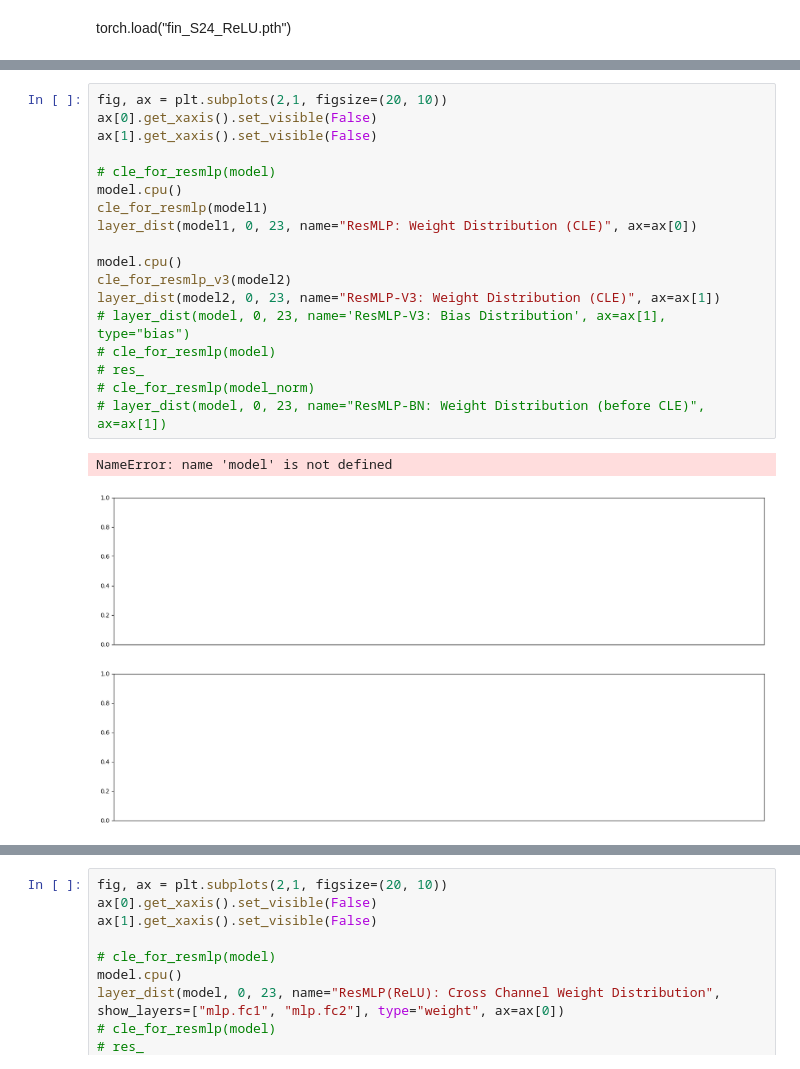
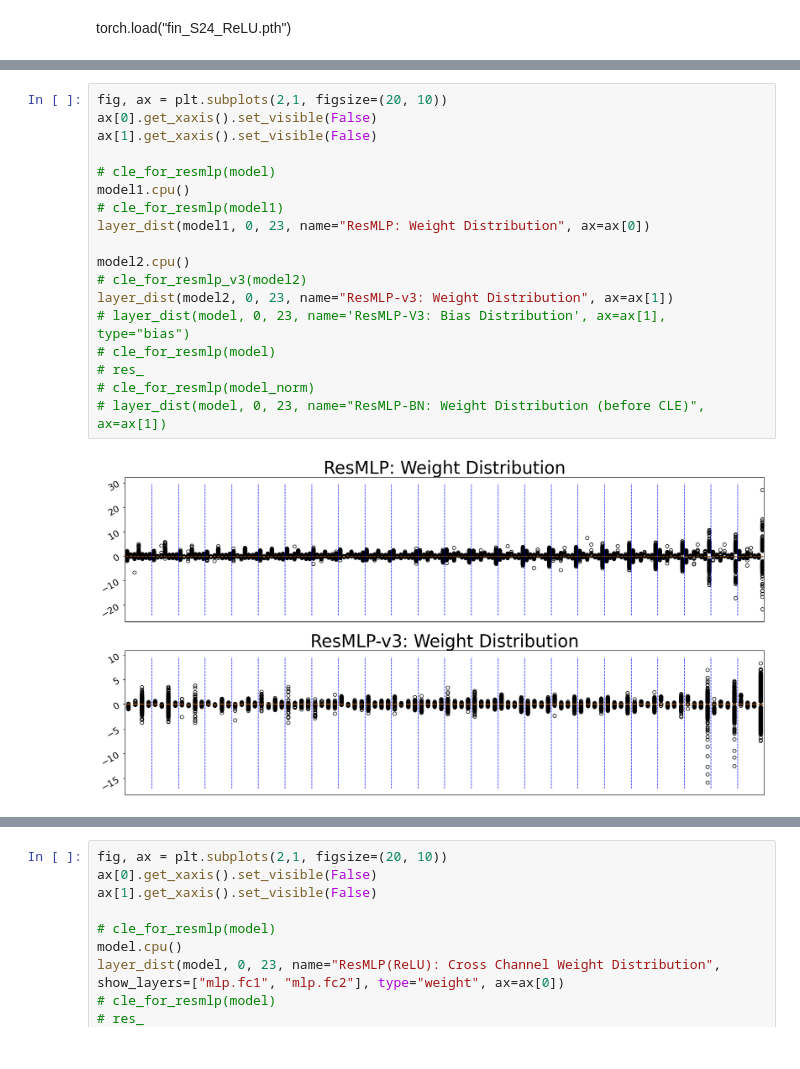
Before and after one commit to scott306lr/ResMLP_QAT, a Jupyter notebook: model_v3_analyze.ipynb, the cells around one changed output, grey strips where cells are left out. Drawn from its saved outputs; the diff is of its cells as text.

Commit message:
testing violin plot

```diff
--- a/model_v3_analyze.ipynb
+++ b/model_v3_analyze.ipynb
@@ -34,21 +137,20 @@ torch.load("fin_S24_ReLU.pth")
 # %%
 fig, ax = plt.subplots(2,1, figsize=(20, 10))
 ax[0].get_xaxis().set_visible(False)
 ax[1].get_xaxis().set_visible(False)
 
 # cle_for_resmlp(model)
-model.cpu()
-cle_for_resmlp(model1)
-layer_dist(model1, 0, 23, name="ResMLP: Weight Distribution (CLE)", ax=ax[0])
+model1.cpu()
+# cle_for_resmlp(model1)
+layer_dist(model1, 0, 23, name="ResMLP: Weight Distribution", ax=ax[0])
 
-model.cpu()
-cle_for_resmlp_v3(model2)
-layer_dist(model2, 0, 23, name="ResMLP-V3: Weight Distribution (CLE)", ax=ax[1])
+model2.cpu()
+# cle_for_resmlp_v3(model2)
+layer_dist(model2, 0, 23, name="ResMLP-v3: Weight Distribution", ax=ax[1])
 # layer_dist(model, 0, 23, name='ResMLP-V3: Bias Distribution', ax=ax[1], type="bias")
 # cle_for_resmlp(model)
 # res_
 # cle_for_resmlp(model_norm)
 # layer_dist(model, 0, 23, name="ResMLP-BN: Weight Distribution (before CLE)", ax=ax[1])
 # %% [output]
-NameError: name 'model' is not defined
-[figure, old version]
+[figure, new version]
```
Also changed, not shown: parts of 11 cells of this notebook.
